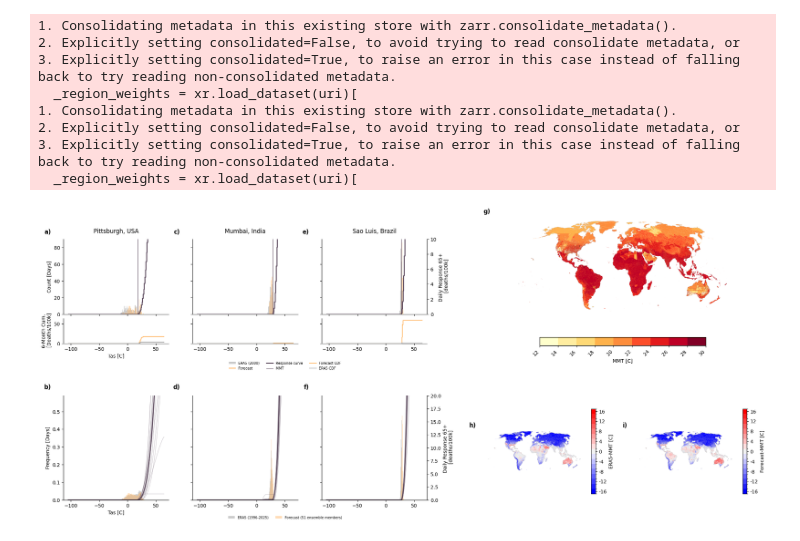
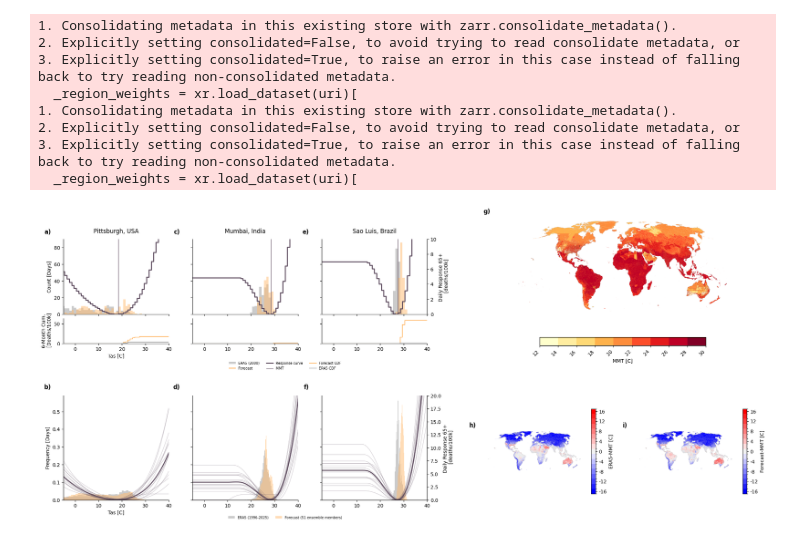
Before and after one commit to ezuetell/poreallas, a Jupyter notebook: analysis/p01_method_diagram.ipynb, the cells around one changed output. Cells and saved outputs as stored; diff of their text form; code cells hidden in the pictures.

```diff
--- a/analysis/p01_method_diagram.ipynb
+++ b/analysis/p01_method_diagram.ipynb
@@ -360,8 +360,8 @@ hist_ax_list = [axes_by_region[r]["ax_hist"] for r in region_ids]
 cdf_ax_list = [axes_by_region[r]["ax_cdf"] for r in region_ids]
 bottom_ax_list = [axes_by_region[r]["ax"] for r in region_ids]
 
-global_xmin = min(ax.get_xlim()[0] for ax in hist_ax_list + bottom_ax_list)
-global_xmax = max(ax.get_xlim()[1] for ax in hist_ax_list + bottom_ax_list)
+global_xmin = -5
+global_xmax = 40
 
 global_hist_ymax = max(ax.get_ylim()[1] for ax in hist_ax_list)
 global_cdf_ymax = max(ax.get_ylim()[1] for ax in cdf_ax_list)
@@ -465,31 +465,31 @@ plotting_utils.plot_single(
     cbar_label="ERA5-MMT [C]",
     ax=ax_era5_diff,
 )
 
 # Forecast Map
 ax_fc_diff = fig.add_subplot(gs_bottom_maps[1])
 ax_fc_diff.spines["top"].set_visible(False)
 ax_fc_diff.spines["right"].set_visible(False)
 ax_fc_diff.text(
     -0.08, 1.02, "i)",
     transform=ax_fc_diff.transAxes,
     fontsize=12, fontweight="bold", va="bottom", ha="right",
 )
 _polygons_fc_all = analysis_utils.xarray_to_gpd(diff_forecast.mean(dim='month'), config.polygons)
 plotting_utils.plot_single(
     _polygons_fc_all,
     col="value",
     cm="bwr",
     vmin=-15,
     vmax=15,
     n_colors=13,
     sup_title="",
     cbar_label="Forecast-MMT [C]",
     ax=ax_fc_diff,
 )
 
 fig.subplots_adjust(top=0.93, bottom=0.08, left=0.06, right=0.98)
 
 fig.savefig("fig1_method.png", dpi=600, bbox_inches="tight")
 # %% [output]
-[figure, old version]
+[figure, new version]
```
Also changed, not shown: 3 other files.
